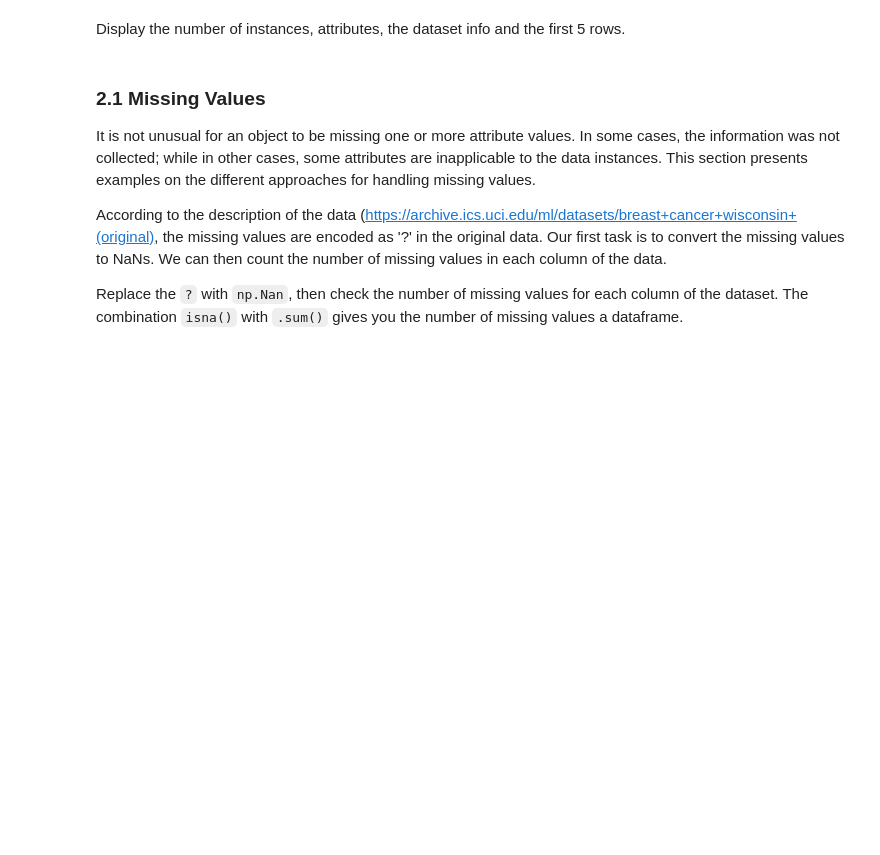
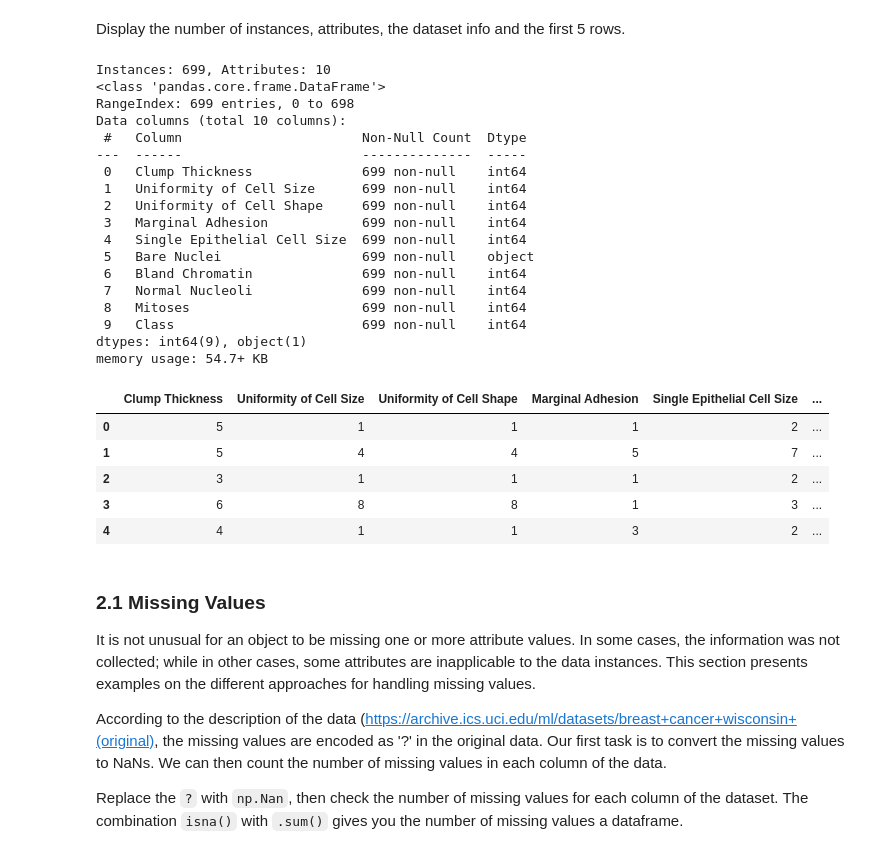
Before and after one commit to massmola/ml-in-practice, a Jupyter notebook: lab-2/Lab2.ipynb, the cells around one changed output. Drawn from its saved outputs; the diff is of its cells as text; code cells hidden in the pictures; blank space fills up the shorter version.

```diff
--- a/lab-2/Lab2.ipynb
+++ b/lab-2/Lab2.ipynb
@@ -176,3 +224,32 @@ Display the number of instances, attributes, the dataset info and the first 5 ro
+# %%
+print(f"Instances: {len(data)}, Attributes: {data.shape[1]}")
+data.info()
+data.head(5)
+# %% [output]
+Instances: 699, Attributes: 10
+<class 'pandas.core.frame.DataFrame'>
+RangeIndex: 699 entries, 0 to 698
+Data columns (total 10 columns):
+ #   Column                       Non-Null Count  Dtype
+---  ------                       --------------  -----
+ 0   Clump Thickness              699 non-null    int64
+ 1   Uniformity of Cell Size      699 non-null    int64
+ 2   Uniformity of Cell Shape     699 non-null    int64
+ 3   Marginal Adhesion            699 non-null    int64
+ 4   Single Epithelial Cell Size  699 non-null    int64
+ 5   Bare Nuclei                  699 non-null    object
+ 6   Bland Chromatin              699 non-null    int64
+ 7   Normal Nucleoli              699 non-null    int64
+ 8   Mitoses                      699 non-null    int64
+ 9   Class                        699 non-null    int64
+dtypes: int64(9), object(1)
+memory usage: 54.7+ KB
+|  | Clump Thickness | Uniformity of Cell Size | Uniformity of Cell Shape | Marginal Adhesion | Single Epithelial Cell Size | ... |
+| 0 | 5 | 1 | 1 | 1 | 2 | ... |
+| 1 | 5 | 4 | 4 | 5 | 7 | ... |
+| 2 | 3 | 1 | 1 | 1 | 2 | ... |
+| 3 | 6 | 8 | 8 | 1 | 3 | ... |
+| 4 | 4 | 1 | 1 | 3 | 2 | ... |
 # %% [markdown]
 ### 2.1 Missing Values
 
```
Also changed, not shown: parts of 17 cells of this notebook, 7 other files.
